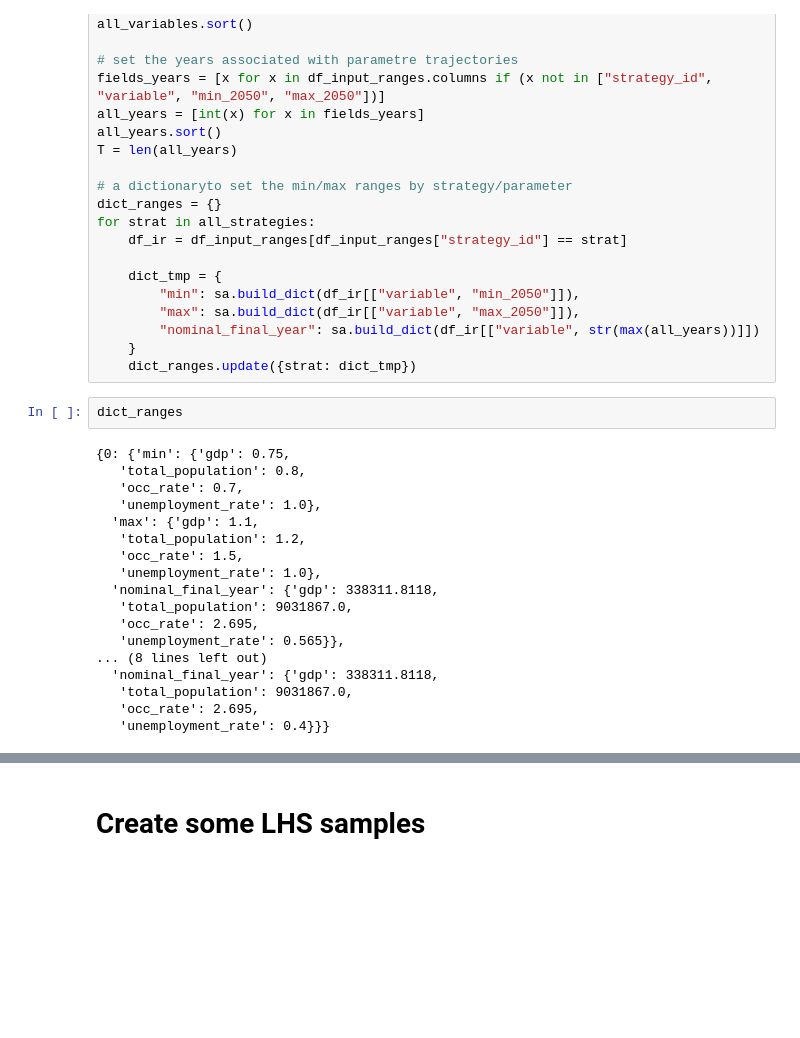
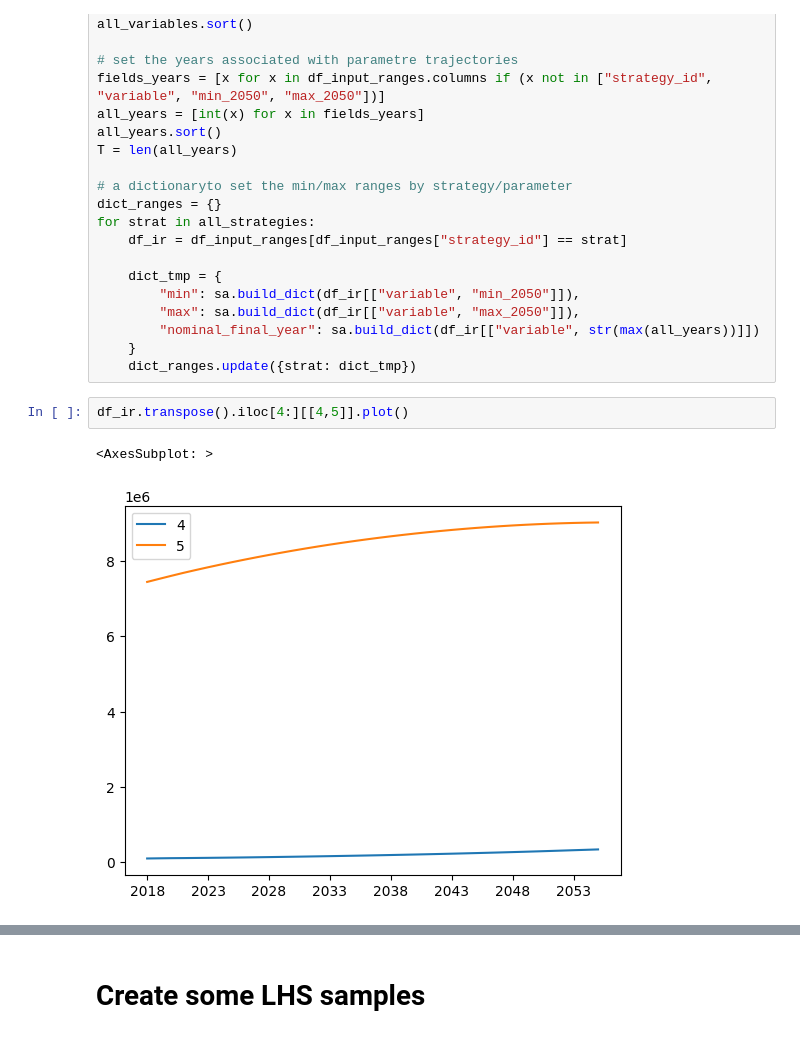
Before and after one commit to jcsyme/dmdu_scalable_computing_2023, a Jupyter notebook: workbooks/class_4/class_4-explore_lhs.ipynb, the cells around one changed output, grey strips where cells are left out. Drawn from its saved outputs; the diff is of its cells as text; blank space fills up the shorter version.

```diff
--- a/workbooks/class_4/class_4-explore_lhs.ipynb
+++ b/workbooks/class_4/class_4-explore_lhs.ipynb
@@ -39,23 +44,8 @@ for strat in all_strategies:
         "nominal_final_year": sa.build_dict(df_ir[["variable", str(max(all_years))]])
     }
     dict_ranges.update({strat: dict_tmp})
-# %%
-dict_ranges
-# %% [output]
-{0: {'min': {'gdp': 0.75,
-   'total_population': 0.8,
-   'occ_rate': 0.7,
-   'unemployment_rate': 1.0},
-  'max': {'gdp': 1.1,
-   'total_population': 1.2,
-   'occ_rate': 1.5,
-   'unemployment_rate': 1.0},
-  'nominal_final_year': {'gdp': 338311.8118,
-   'total_population': 9031867.0,
-   'occ_rate': 2.695,
-   'unemployment_rate': 0.565}},
-... (8 lines left out)
-  'nominal_final_year': {'gdp': 338311.8118,
-   'total_population': 9031867.0,
-   'occ_rate': 2.695,
-   'unemployment_rate': 0.4}}}
+# %%
+df_ir.transpose().iloc[4:][[4,5]].plot()
+# %% [output]
+<AxesSubplot: >
+[figure, added]
```
Also changed, not shown: parts of 10 cells of this notebook, 14 other files.
